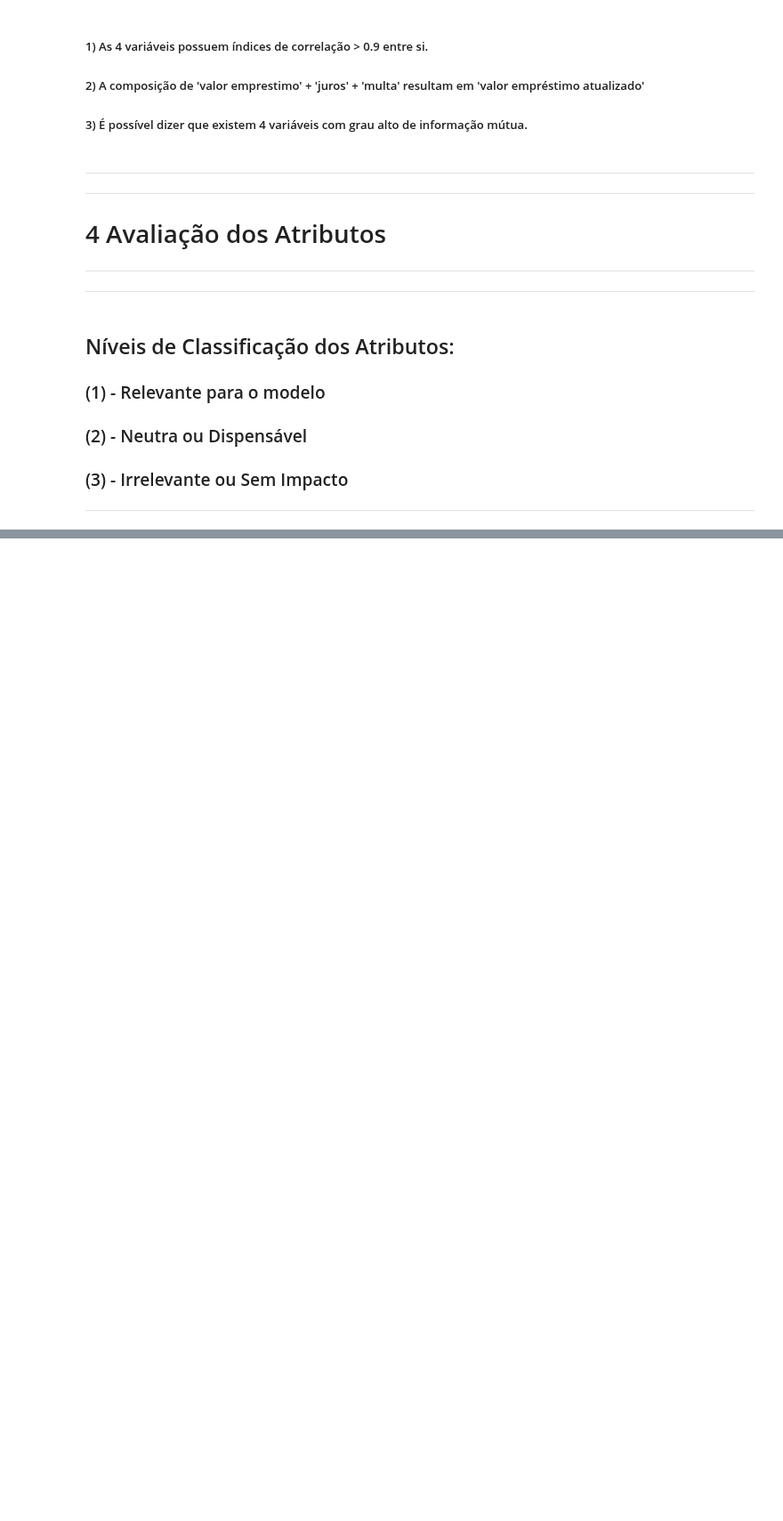
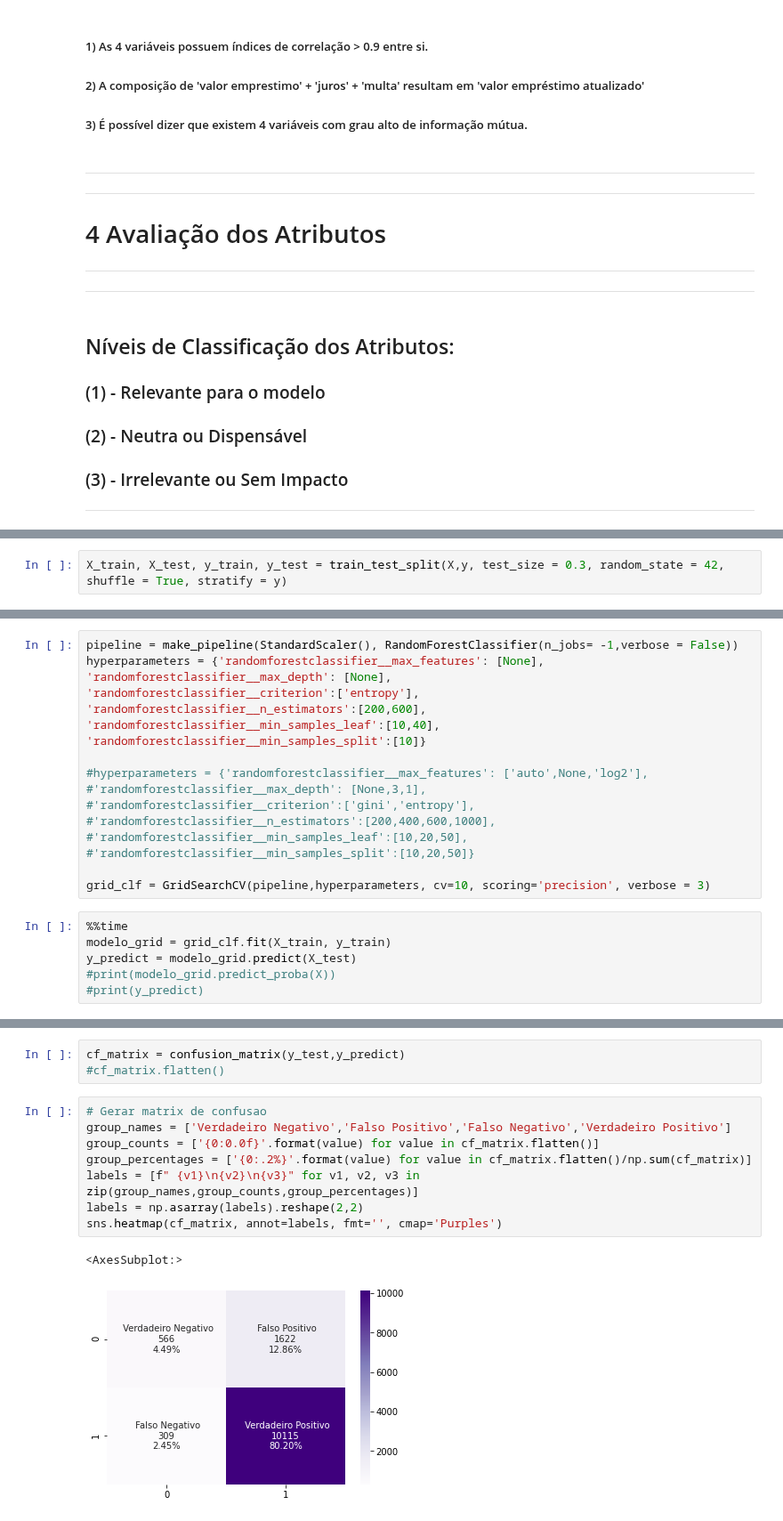
Before and after one commit to jvitorcosta/loan-EDA-python, a Jupyter notebook: loan_case.ipynb, the cells around one changed output, grey strips where cells are left out. Shown at 89% size. Cells and saved outputs as stored; diff of their text form; blank space fills up the shorter version.

```diff
--- a/loan_case.ipynb
+++ b/loan_case.ipynb
@@ -1000,0 +1056,2 @@ sns.scatterplot(x=dataset['renda mensal informal'],y=dataset["idade"],hue=datase
+# %%
+X_train, X_test, y_train, y_test = train_test_split(X,y, test_size = 0.3, random_state = 42, shuffle = True, stratify = y)
@@ -1000,0 +1105,23 @@ sns.scatterplot(x=dataset['renda mensal informal'],y=dataset["idade"],hue=datase
+# %%
+pipeline = make_pipeline(StandardScaler(), RandomForestClassifier(n_jobs= -1,verbose = False))
+hyperparameters = {'randomforestclassifier__max_features': [None],
+'randomforestclassifier__max_depth': [None],
+'randomforestclassifier__criterion':['entropy'],
+'randomforestclassifier__n_estimators':[200,600],
+'randomforestclassifier__min_samples_leaf':[10,40],
+'randomforestclassifier__min_samples_split':[10]}
+
+#hyperparameters = {'randomforestclassifier__max_features': ['auto',None,'log2'],
+#'randomforestclassifier__max_depth': [None,3,1],
+#'randomforestclassifier__criterion':['gini','entropy'],
+#'randomforestclassifier__n_estimators':[200,400,600,1000],
+#'randomforestclassifier__min_samples_leaf':[10,20,50],
+#'randomforestclassifier__min_samples_split':[10,20,50]}
+
+grid_clf = GridSearchCV(pipeline,hyperparameters, cv=10, scoring='precision', verbose = 3)
+# %%
+%%time
+modelo_grid = grid_clf.fit(X_train, y_train)
+y_predict = modelo_grid.predict(X_test)
+#print(modelo_grid.predict_proba(X))
+#print(y_predict)
@@ -1000,0 +1157,14 @@ sns.scatterplot(x=dataset['renda mensal informal'],y=dataset["idade"],hue=datase
+# %%
+cf_matrix = confusion_matrix(y_test,y_predict)
+#cf_matrix.flatten()
+# %%
+# Gerar matrix de confusao
+group_names = ['Verdadeiro Negativo','Falso Positivo','Falso Negativo','Verdadeiro Positivo']
+group_counts = ['{0:0.0f}'.format(value) for value in cf_matrix.flatten()]
+group_percentages = ['{0:.2%}'.format(value) for value in cf_matrix.flatten()/np.sum(cf_matrix)]
+labels = [f" {v1}\n{v2}\n{v3}" for v1, v2, v3 in zip(group_names,group_counts,group_percentages)]
+labels = np.asarray(labels).reshape(2,2)
+sns.heatmap(cf_matrix, annot=labels, fmt='', cmap='Purples')
+# %% [output]
+<AxesSubplot:>
+[figure, added]
```
Also changed, not shown: parts of 57 cells of this notebook.
